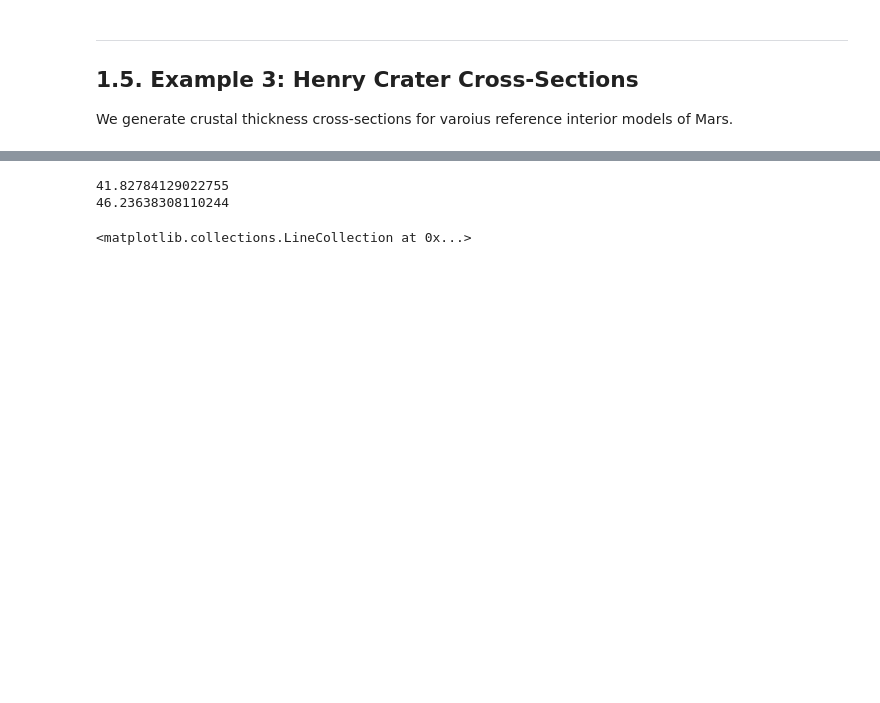
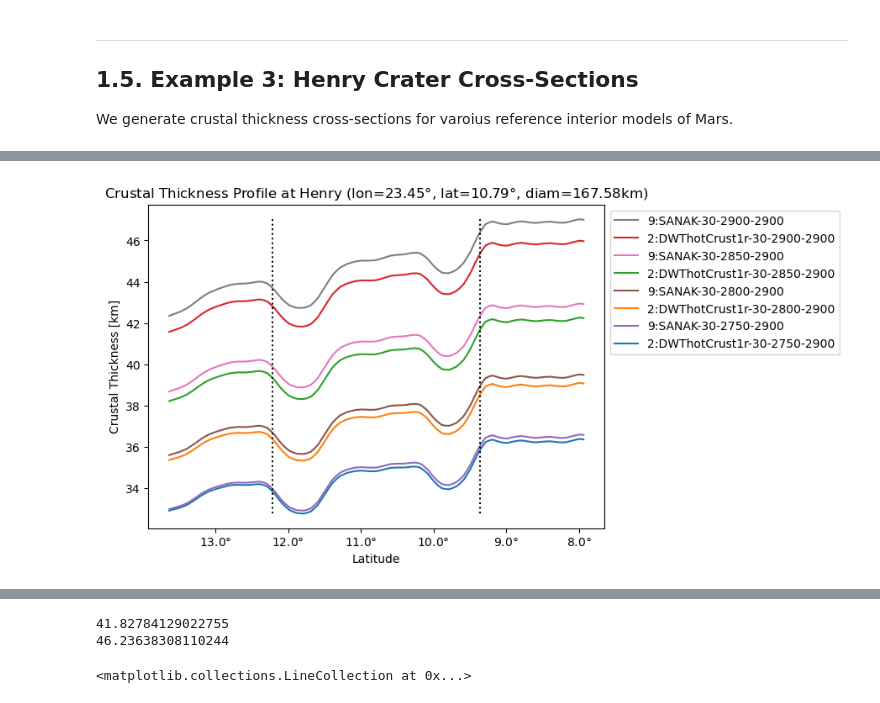
Before and after one commit to Humboldt-Penguin/Mars-Magnetics-Research, a Jupyter notebook: code/05_mag_src_map/src/main/summary.ipynb, the cells around one changed output, grey strips where cells are left out. Drawn from its saved outputs; the diff is of its cells as text; code cells hidden in the pictures; blank space fills up the shorter version.

```diff
--- a/code/05_mag_src_map/src/main/summary.ipynb
+++ b/code/05_mag_src_map/src/main/summary.ipynb
@@ -291,3 +241,85 @@ plot_craterCrustalThickness_2D('Henry', 1.3, 0.01)
 ## 1.5. Example 3: Henry Crater Cross-Sections
 
 We generate crustal thickness cross-sections for varoius reference interior models of Mars.
+# %%
+""" crustal thickness profiles for datasets with interior reference model either 'DWThotCrust1r' or 'SANAK' """
+
+crater_name = 'Henry'
+scaling = 2
+spacing = 0.05
+
+
+''' constants '''
+
+thiscrater = Craters.getByName(crater_name)
+radius_th = Craters.km2theta(thiscrater['diam']/2)
+
+crater_lon_center = thiscrater['lon']
+crater_lat_center = thiscrater['lat']
+crater_lat_bottom = thiscrater['lat']-radius_th
+crater_lat_top = thiscrater['lat']+radius_th
+frame_lat_bottom = thiscrater['lat']-radius_th*scaling
+frame_lat_top = thiscrater['lat']+radius_th*scaling
+
+lat_range = np.arange(frame_lat_bottom, frame_lat_top, spacing)
+
+
+''' get profiles '''
+
+
+meta_dat = []
+
+for i_row in range(Crust_df.shape[0]):
+
+    if Crust_df.loc[[i_row]]['Reference interior model (str)'].values[0] in ['DWThotCrust1r', 'SANAK']:
+
+        Crust.loadData(index=i_row)
+
+
+        dat = []
+        for lat in lat_range:
+            dat.append(Crust.getThickness(crater_lon_center, lat))
+        dat = np.asarray(dat)
+
+
+        model_id = f'{Crust.getRefInteriorModel_int()}:{Crust.getRefInteriorModel_str()}-30-{Crust.rho_south}-{Crust.rho_north}'
+
+
+        meta_dat.append([model_id, dat])
+
+
+''' plot '''
+
+fig = plt.figure(figsize=(7,5))
+ax = plt.axes()
+for (model_id,dat) in meta_dat:
+    lin, = ax.plot(lat_range, dat)
+    lin.set_label(model_id)
+
+
+handles, labels = ax.get_legend_handles_labels()
+order = [7, 3, 6, 2, 5, 1, 4, 0]
+handles = [handles[i] for i in order]
+labels = [labels[i] for i in order]
+plt.legend(handles, labels, loc='upper left', bbox_to_anchor=(1, 1))
+
+
+
+
+ax.invert_xaxis()
+
+alldat = np.concatenate([row[1] for row in meta_dat])
+ymin = alldat.min()
+ymax = alldat.max()
+ax.vlines(x=[crater_lat_bottom, crater_lat_top], ymin=ymin, ymax=ymax, colors='k', linestyles='dotted')
+
+if thiscrater['name'] == '':
+    name = thiscrater['id']
+else:
+    name = thiscrater['name']
+
+ax.set_title(f'Crustal Thickness Profile at {name} (lon={crater_lon_center:0.2f}$\degree$, lat={crater_lat_center:0.2f}$\degree$, diam={thiscrater["diam"]:0.2f}km)')
+ax.set_xlabel('Latitude')
+ax.xaxis.set_major_formatter('{x}$\degree$')
+ax.set_ylabel('Crustal Thickness [km]')
+# %% [output]
@@ -294 +327,2 @@ We generate crustal thickness cross-sections for varoius reference interior mode
+[figure, added]
 # %%
```
Also changed, not shown: parts of 6 cells of this notebook, 1 other file.
